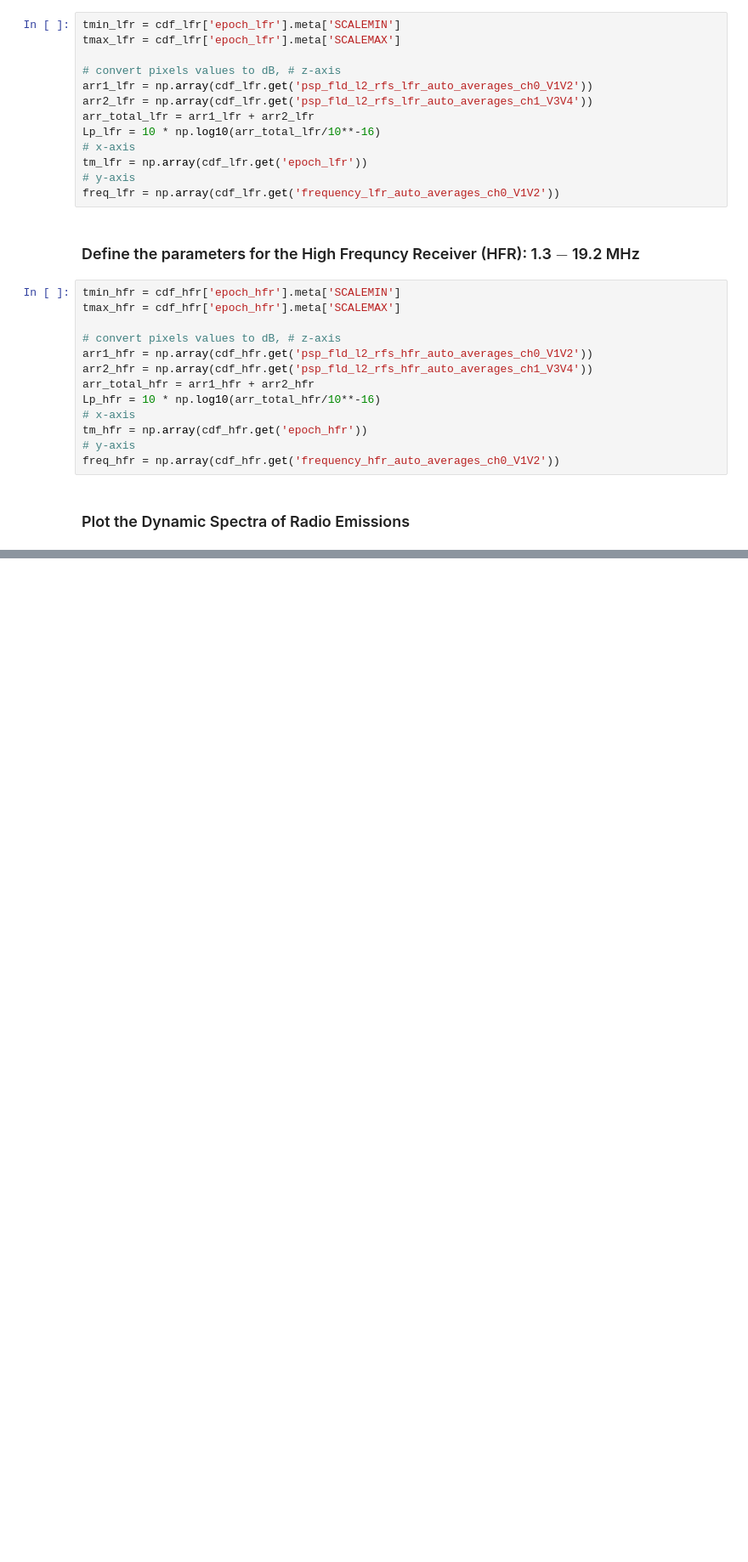
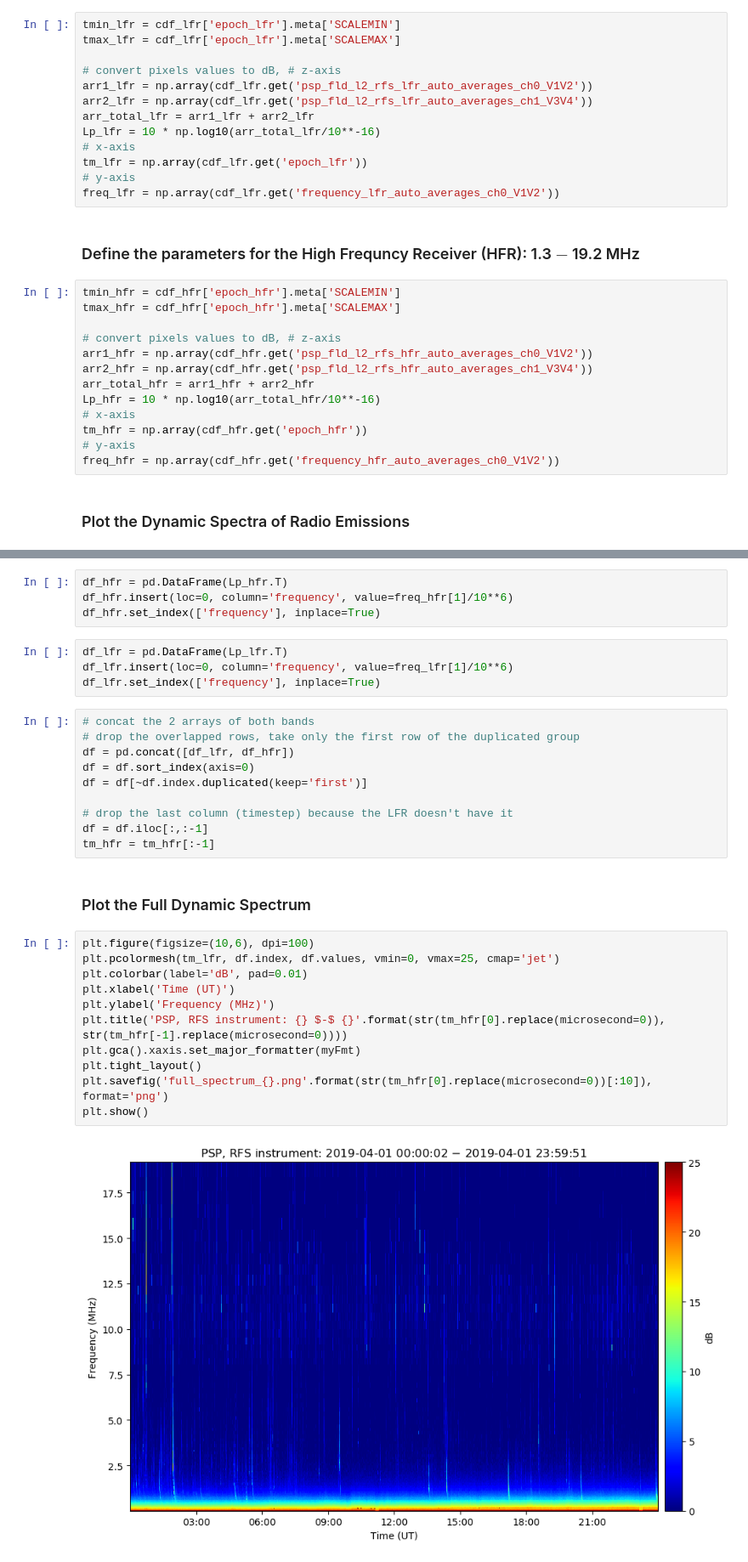
Before and after one commit to MohamedNedal/psp, a Jupyter notebook: plot_psp.ipynb, the cells around one changed output, grey strips where cells are left out. Shown: that part at 85% size. Cells and saved outputs as stored; diff of their text form; blank space fills up the shorter version.

Commit message:
Combine radio spectrum of both frequency bands together

```diff
--- a/plot_psp.ipynb
+++ b/plot_psp.ipynb
@@ -134,0 +141,33 @@ plt.show()
+# %%
+df_hfr = pd.DataFrame(Lp_hfr.T)
+df_hfr.insert(loc=0, column='frequency', value=freq_hfr[1]/10**6)
+df_hfr.set_index(['frequency'], inplace=True)
+# %%
+df_lfr = pd.DataFrame(Lp_lfr.T)
+df_lfr.insert(loc=0, column='frequency', value=freq_lfr[1]/10**6)
+df_lfr.set_index(['frequency'], inplace=True)
+# %%
+# concat the 2 arrays of both bands
+# drop the overlapped rows, take only the first row of the duplicated group
+df = pd.concat([df_lfr, df_hfr])
+df = df.sort_index(axis=0)
+df = df[~df.index.duplicated(keep='first')]
+
+# drop the last column (timestep) because the LFR doesn't have it
+df = df.iloc[:,:-1]
+tm_hfr = tm_hfr[:-1]
+# %% [markdown]
+### Plot the Full Dynamic Spectrum
+# %%
+plt.figure(figsize=(10,6), dpi=100)
+plt.pcolormesh(tm_lfr, df.index, df.values, vmin=0, vmax=25, cmap='jet')
+plt.colorbar(label='dB', pad=0.01)
+plt.xlabel('Time (UT)')
+plt.ylabel('Frequency (MHz)')
+plt.title('PSP, RFS instrument: {} $-$ {}'.format(str(tm_hfr[0].replace(microsecond=0)), str(tm_hfr[-1].replace(microsecond=0))))
+plt.gca().xaxis.set_major_formatter(myFmt)
+plt.tight_layout()
+plt.savefig('full_spectrum_{}.png'.format(str(tm_hfr[0].replace(microsecond=0))[:10]), format='png')
+plt.show()
+# %% [output]
+[figure, added]
```
Also changed, not shown: parts of 4 cells of this notebook.
